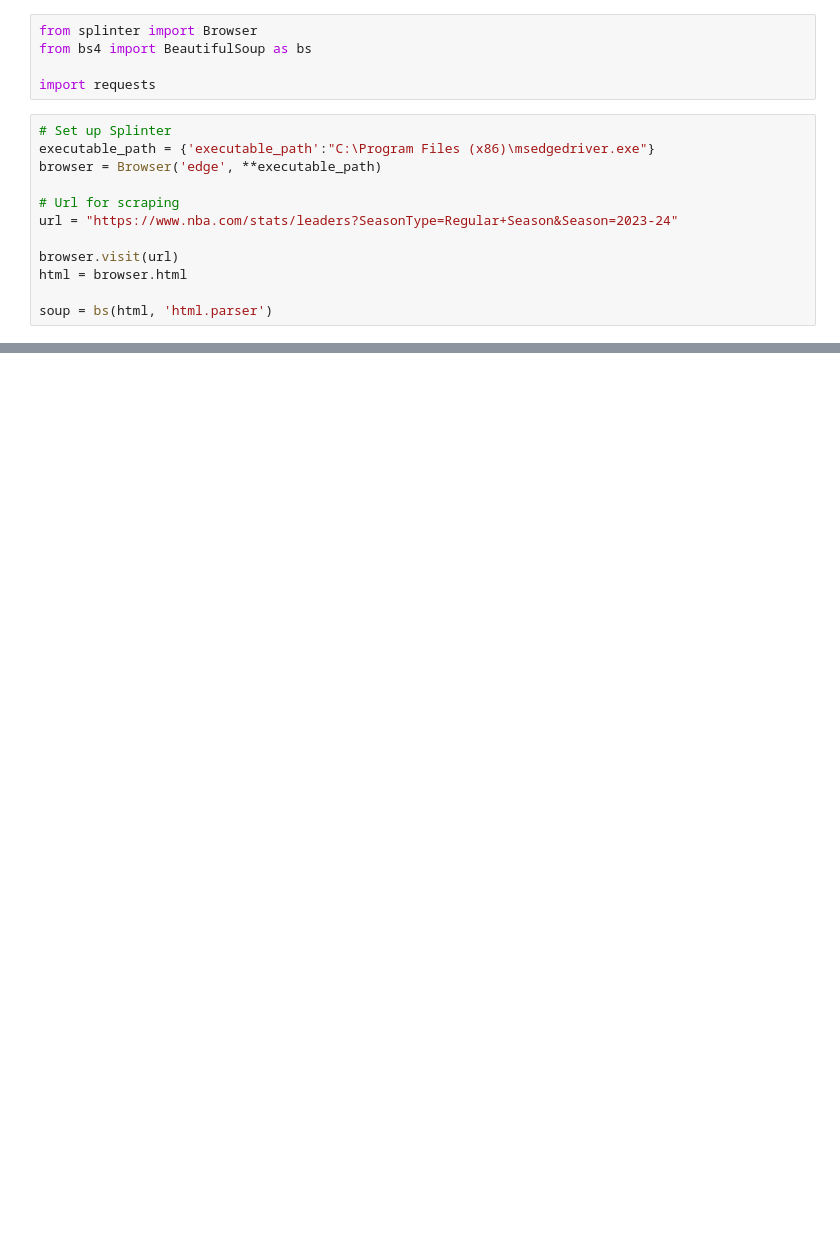
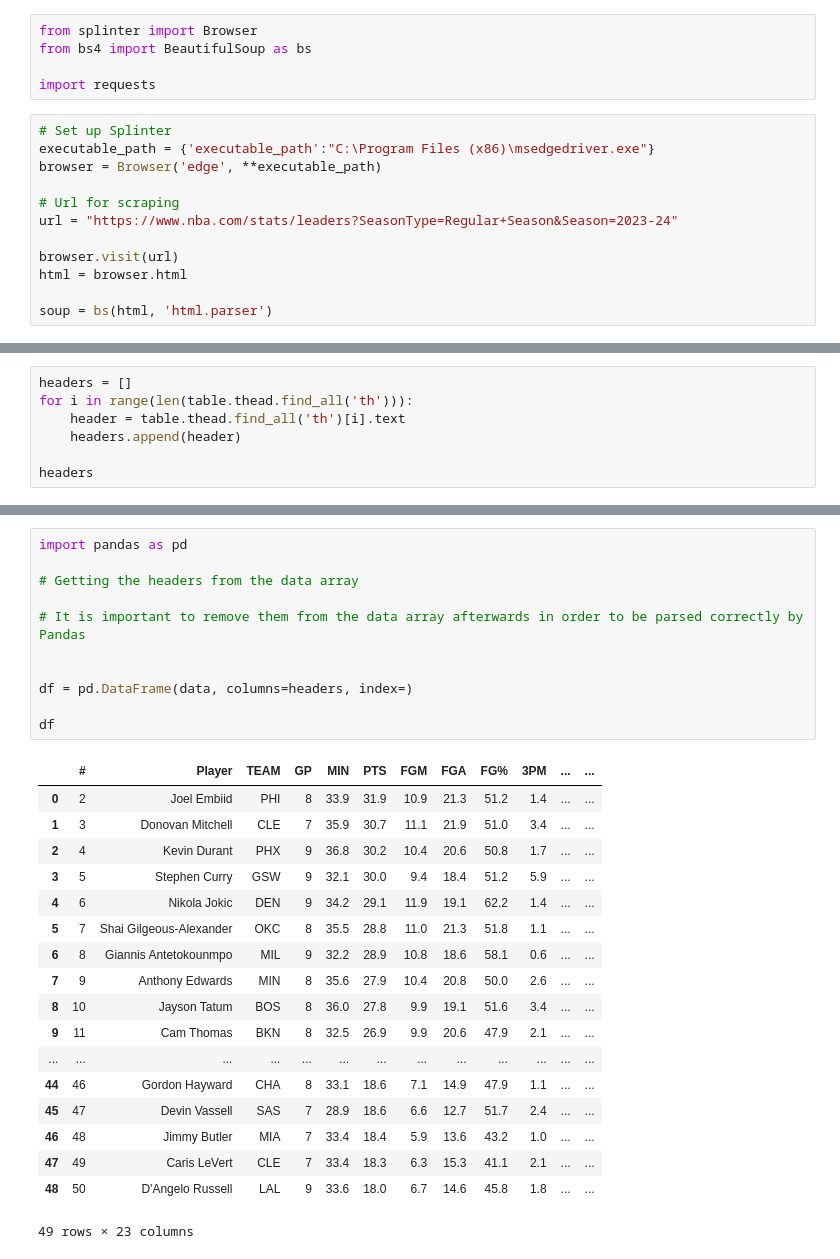
Before and after one commit to VincentGordon-Data-Analyst/nba-web-scraping-project, a Jupyter notebook: nba-scrap.ipynb, the cells around one changed output, grey strips where cells are left out. Cells and saved outputs as stored; diff of their text form; blank space fills up the shorter version.

Commit message:
Created a dataframe

```diff
--- a/nba-scrap.ipynb
+++ b/nba-scrap.ipynb
@@ -51 +51,8 @@ data
   '18.4']]
+# %%
+headers = []
+for i in range(len(table.thead.find_all('th'))):
+    header = table.thead.find_all('th')[i].text
+    headers.append(header)
+
+headers
@@ -51,0 +77,30 @@ data
+# %%
+import pandas as pd
+
+# Getting the headers from the data array
+
+# It is important to remove them from the data array afterwards in order to be parsed correctly by Pandas
+
+
+df = pd.DataFrame(data, columns=headers, index=)
+
+df
+# %% [output]
+|  | # | Player | TEAM | GP | MIN | PTS | FGM | FGA | FG% | 3PM | ... | ... |
+| 0 | 2 | Joel Embiid | PHI | 8 | 33.9 | 31.9 | 10.9 | 21.3 | 51.2 | 1.4 | ... | ... |
+| 1 | 3 | Donovan Mitchell | CLE | 7 | 35.9 | 30.7 | 11.1 | 21.9 | 51.0 | 3.4 | ... | ... |
+| 2 | 4 | Kevin Durant | PHX | 9 | 36.8 | 30.2 | 10.4 | 20.6 | 50.8 | 1.7 | ... | ... |
+| 3 | 5 | Stephen Curry | GSW | 9 | 32.1 | 30.0 | 9.4 | 18.4 | 51.2 | 5.9 | ... | ... |
+| 4 | 6 | Nikola Jokic | DEN | 9 | 34.2 | 29.1 | 11.9 | 19.1 | 62.2 | 1.4 | ... | ... |
+| 5 | 7 | Shai Gilgeous-Alexander | OKC | 8 | 35.5 | 28.8 | 11.0 | 21.3 | 51.8 | 1.1 | ... | ... |
+| 6 | 8 | Giannis Antetokounmpo | MIL | 9 | 32.2 | 28.9 | 10.8 | 18.6 | 58.1 | 0.6 | ... | ... |
+| 7 | 9 | Anthony Edwards | MIN | 8 | 35.6 | 27.9 | 10.4 | 20.8 | 50.0 | 2.6 | ... | ... |
+| 8 | 10 | Jayson Tatum | BOS | 8 | 36.0 | 27.8 | 9.9 | 19.1 | 51.6 | 3.4 | ... | ... |
+| 9 | 11 | Cam Thomas | BKN | 8 | 32.5 | 26.9 | 9.9 | 20.6 | 47.9 | 2.1 | ... | ... |
+| ... | ... | ... | ... | ... | ... | ... | ... | ... | ... | ... | ... | ... |
+| 44 | 46 | Gordon Hayward | CHA | 8 | 33.1 | 18.6 | 7.1 | 14.9 | 47.9 | 1.1 | ... | ... |
+| 45 | 47 | Devin Vassell | SAS | 7 | 28.9 | 18.6 | 6.6 | 12.7 | 51.7 | 2.4 | ... | ... |
+| 46 | 48 | Jimmy Butler | MIA | 7 | 33.4 | 18.4 | 5.9 | 13.6 | 43.2 | 1.0 | ... | ... |
+| 47 | 49 | Caris LeVert | CLE | 7 | 33.4 | 18.3 | 6.3 | 15.3 | 41.1 | 2.1 | ... | ... |
+| 48 | 50 | D'Angelo Russell | LAL | 9 | 33.6 | 18.0 | 6.7 | 14.6 | 45.8 | 1.8 | ... | ... |
+49 rows × 23 columns
```
Also changed, not shown: parts of 2 cells of this notebook.
